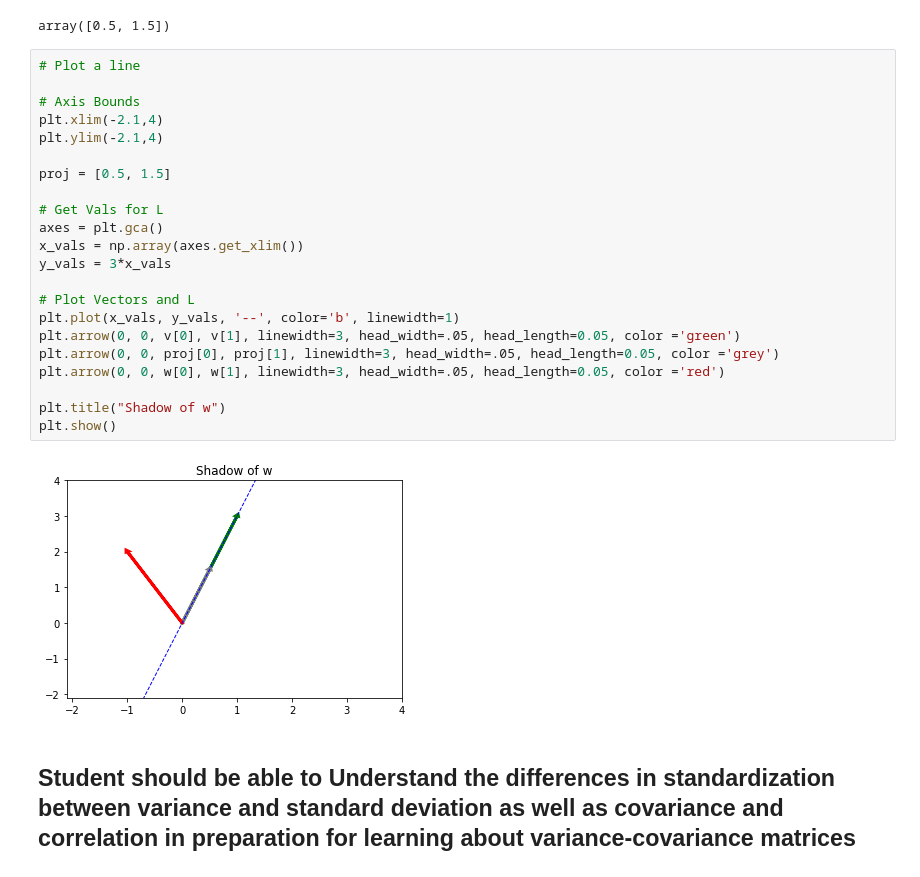
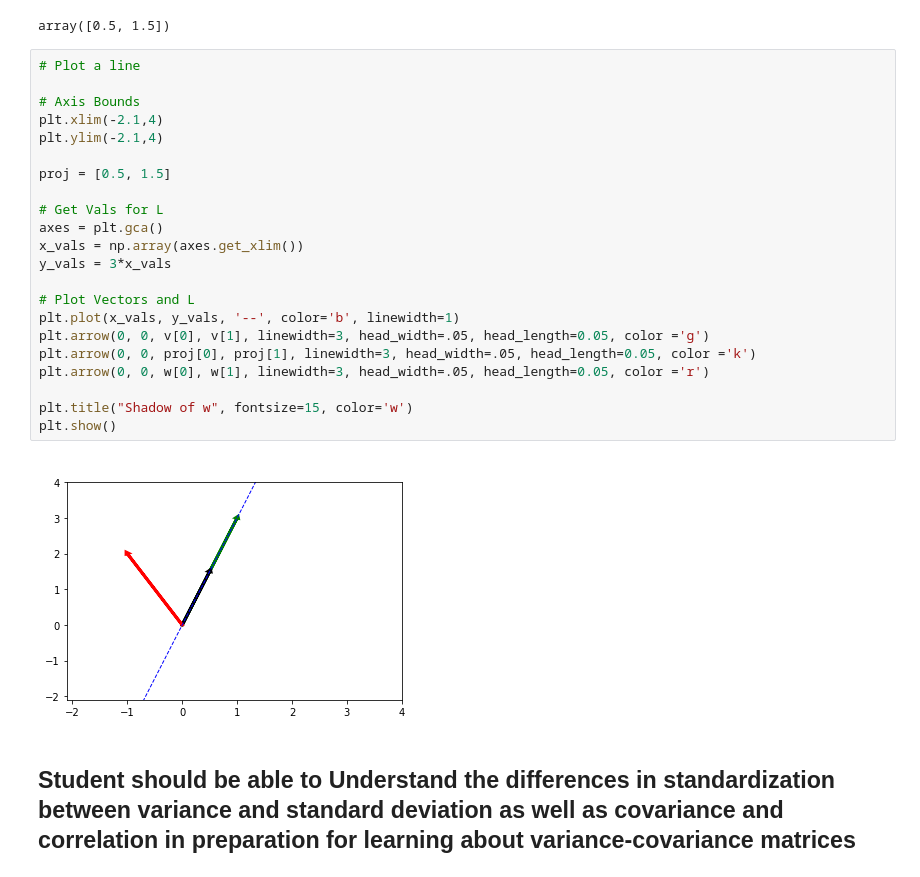
Before and after one commit to adamlutzz/DS-Unit-1-Sprint-4-Linear-Algebra, a Jupyter notebook: Unit1_Sprint_4_Linear_Algebra_Study_Guide.ipynb, the cells around one changed output. Saved outputs shown, nothing was run; the diff lists cells and outputs as text.

```diff
--- a/Unit1_Sprint_4_Linear_Algebra_Study_Guide.ipynb
+++ b/Unit1_Sprint_4_Linear_Algebra_Study_Guide.ipynb
@@ -21,26 +21,26 @@ array([0.5, 1.5])
 # %%
 # Plot a line
 
 # Axis Bounds
 plt.xlim(-2.1,4)
 plt.ylim(-2.1,4)
 
 proj = [0.5, 1.5]
 
 # Get Vals for L
 axes = plt.gca()
 x_vals = np.array(axes.get_xlim())
 y_vals = 3*x_vals
 
 # Plot Vectors and L
 plt.plot(x_vals, y_vals, '--', color='b', linewidth=1)
-plt.arrow(0, 0, v[0], v[1], linewidth=3, head_width=.05, head_length=0.05, color ='green')
-plt.arrow(0, 0, proj[0], proj[1], linewidth=3, head_width=.05, head_length=0.05, color ='grey')
-plt.arrow(0, 0, w[0], w[1], linewidth=3, head_width=.05, head_length=0.05, color ='red')
+plt.arrow(0, 0, v[0], v[1], linewidth=3, head_width=.05, head_length=0.05, color ='g')
+plt.arrow(0, 0, proj[0], proj[1], linewidth=3, head_width=.05, head_length=0.05, color ='k')
+plt.arrow(0, 0, w[0], w[1], linewidth=3, head_width=.05, head_length=0.05, color ='r')
 
-plt.title("Shadow of w")
+plt.title("Shadow of w", fontsize=15, color='w')
 plt.show()
 # %% [output]
-[figure, old version]
+[figure, new version]
 # %% [markdown]
 ## Student should be able to Understand the differences in standardization between variance and standard deviation as well as covariance and correlation in preparation for learning about variance-covariance matrices
```
Also changed, not shown: parts of 16 cells of this notebook.
